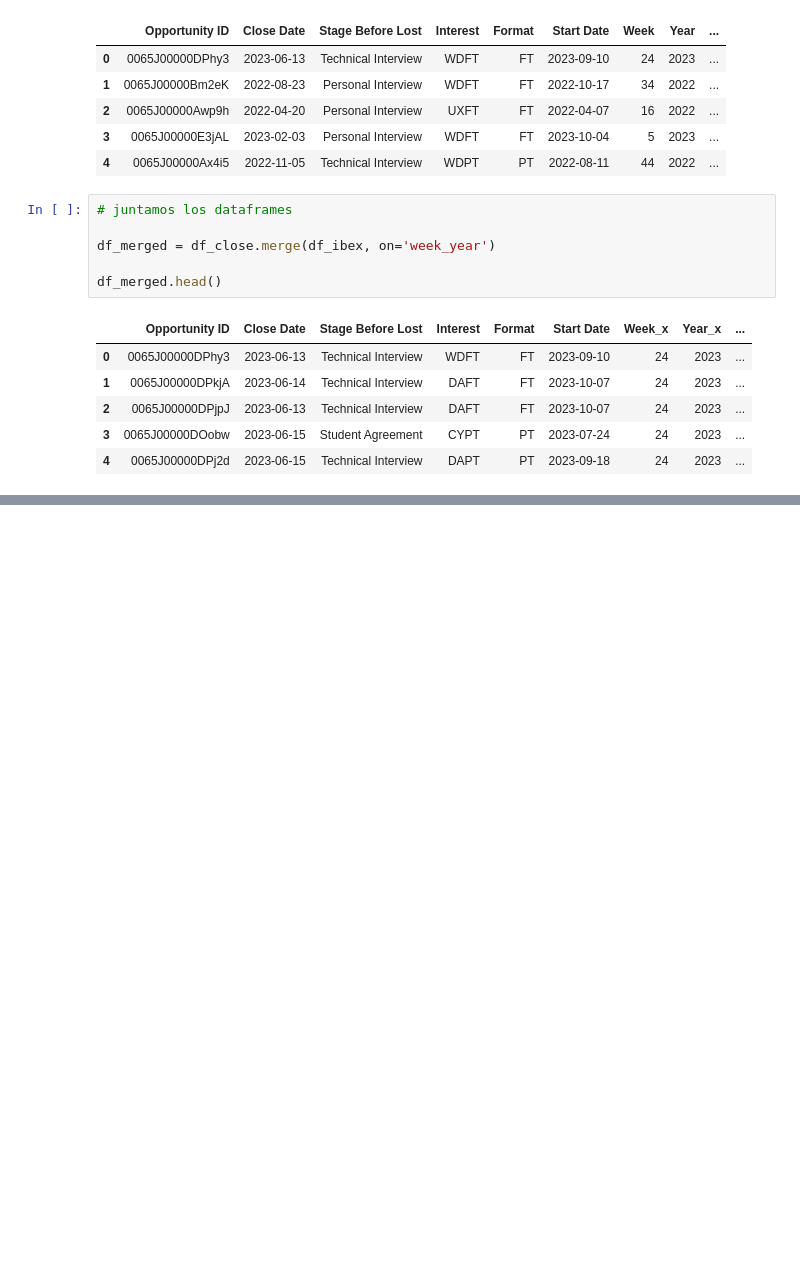
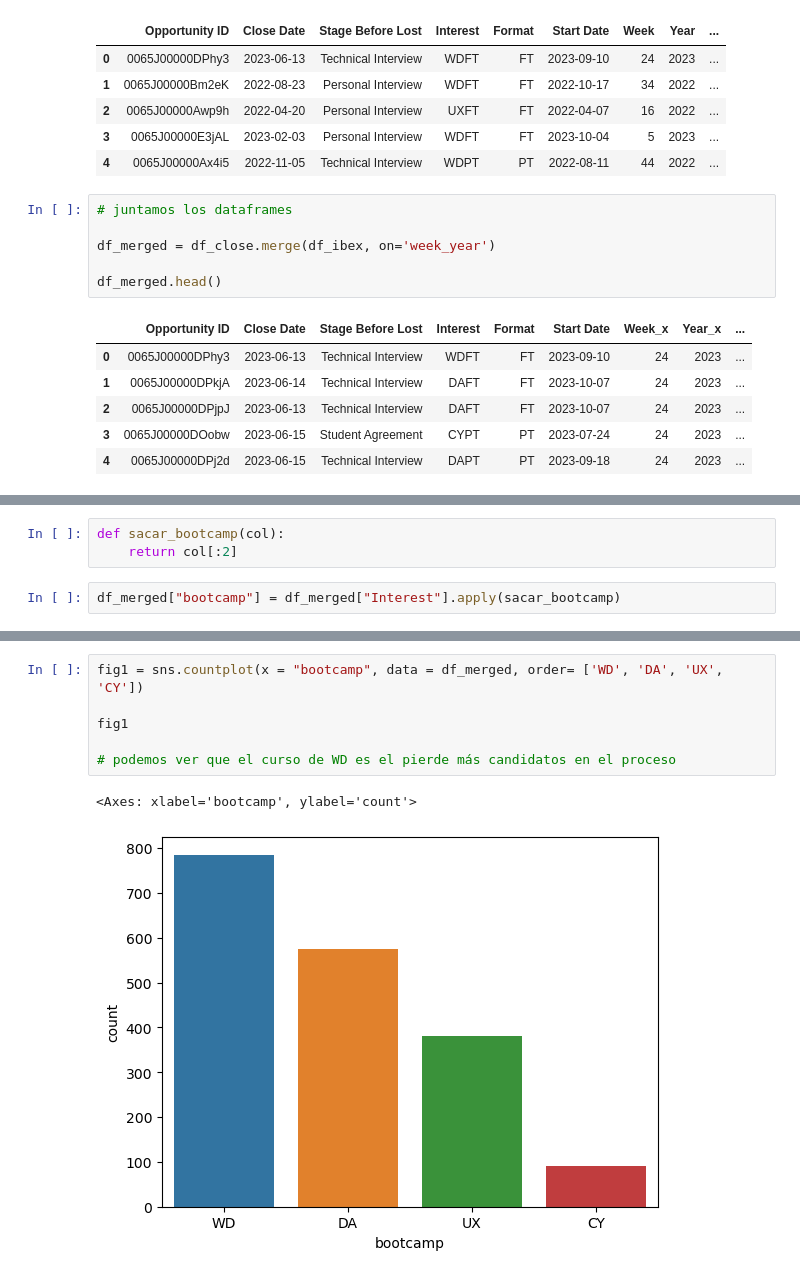
Before and after one commit to veronicamonper/ETL_Project, a Jupyter notebook: notebooks/visualizacion.ipynb, the cells around one changed output, grey strips where cells are left out. Drawn from its saved outputs; the diff is of its cells as text; blank space fills up the shorter version.

Commit message:
visualizacion

```diff
--- a/notebooks/visualizacion.ipynb
+++ b/notebooks/visualizacion.ipynb
@@ -152,0 +142,5 @@ df_merged
+# %%
+def sacar_bootcamp(col):
+    return col[:2]
+# %%
+df_merged["bootcamp"] = df_merged["Interest"].apply(sacar_bootcamp)
@@ -152,0 +156,9 @@ df_merged
+# %%
+fig1 = sns.countplot(x = "bootcamp", data = df_merged, order= ['WD', 'DA', 'UX', 'CY'])
+
+fig1
+
+# podemos ver que el curso de WD es el pierde más candidatos en el proceso
+# %% [output]
+<Axes: xlabel='bootcamp', ylabel='count'>
+[figure, added]
```
Also changed, not shown: parts of 18 cells of this notebook, 1 other file.
